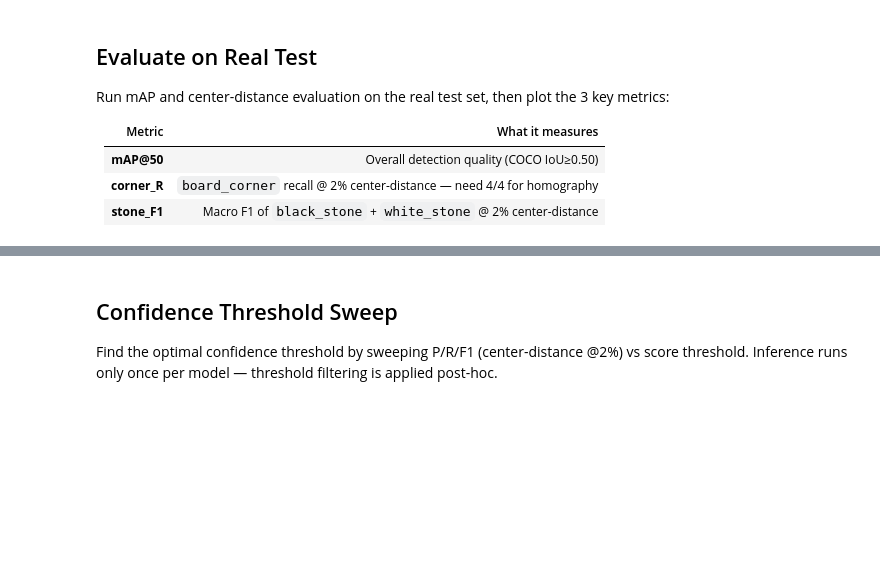
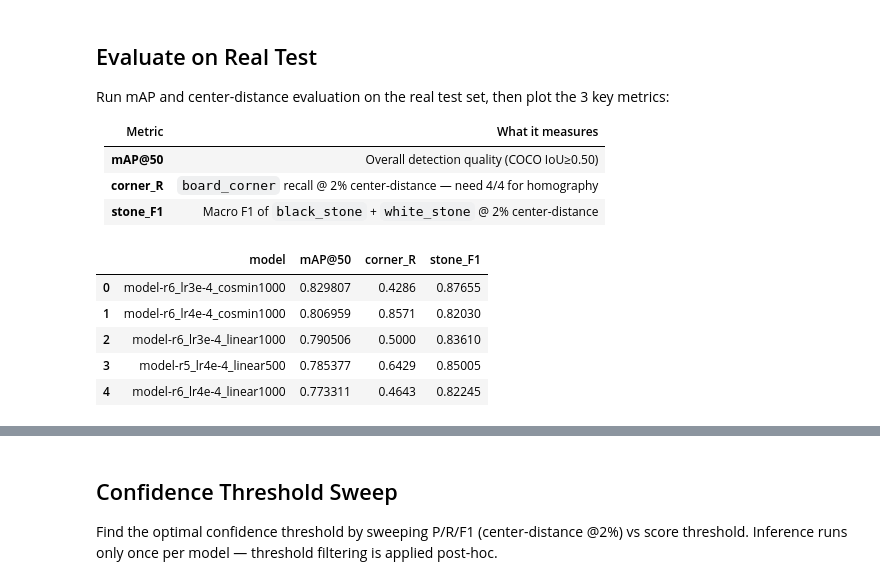
Before and after one commit to kaya-go/moku, a Jupyter notebook: notebooks/21_Evaluate.ipynb, the cells around one changed output, grey strips where cells are left out. Drawn from its saved outputs; the diff is of its cells as text; code cells hidden in the pictures; blank space fills up the shorter version.

```diff
--- a/notebooks/21_Evaluate.ipynb
+++ b/notebooks/21_Evaluate.ipynb
@@ -155,4 +143,50 @@ Run mAP and center-distance evaluation on the real test set, then plot the 3 key
 | **mAP@50** | Overall detection quality (COCO IoU≥0.50) |
 | **corner_R** | `board_corner` recall @ 2% center-distance — need 4/4 for homography |
 | **stone_F1** | Macro F1 of `black_stone` + `white_stone` @ 2% center-distance |
+# %%
+import numpy as np
+import pandas as pd
+
+THRESHOLD = 0.05
+
+# ── Run both evaluations ──
+metrics_map = {}
+cd_results = {}
+
+for label, entry in models.items():
+    ds_real.set_transform(make_eval_transform(entry["ip"]))
+    metrics_map[label] = evaluate_map(
+        model=entry["model"],
+        dataset=ds_real["test"],
+        image_processor=entry["ip"],
+        batch_size=8,
+    )
+    cd_results[label] = evaluate_center_distance(
+        model=entry["model"],
+        dataset=ds_real["test"],
+        image_processor=entry["ip"],
+        batch_size=8,
+        threshold=THRESHOLD,
+    )
+
+# ── Build summary DataFrame ──
+summary_rows = []
+for label in models:
+    row = {"model": label}
+    row["mAP@50"] = metrics_map[label].get("map_50", float("nan"))
+    cd = cd_results[label]
+    row["corner_R"] = cd["per_class"]["board_corner"]["thresholds"]["2%"]["recall"]
+    stone_f1s = [cd["per_class"][c]["thresholds"]["2%"]["f1"] for c in ("black_stone", "white_stone")]
+    row["stone_F1"] = np.mean(stone_f1s)
+    summary_rows.append(row)
+
+summary_df = pd.DataFrame(summary_rows).sort_values("mAP@50", ascending=False).reset_index(drop=True)
+summary_df
+# %% [output]
+|  | model | mAP@50 | corner_R | stone_F1 |
+| 0 | model-r6_lr3e-4_cosmin1000 | 0.829807 | 0.4286 | 0.87655 |
+| 1 | model-r6_lr4e-4_cosmin1000 | 0.806959 | 0.8571 | 0.82030 |
+| 2 | model-r6_lr3e-4_linear1000 | 0.790506 | 0.5000 | 0.83610 |
+| 3 | model-r5_lr4e-4_linear500 | 0.785377 | 0.6429 | 0.85005 |
+| 4 | model-r6_lr4e-4_linear1000 | 0.773311 | 0.4643 | 0.82245 |
 # %%
```
Also changed, not shown: parts of 5 cells of this notebook, 10 other files.
